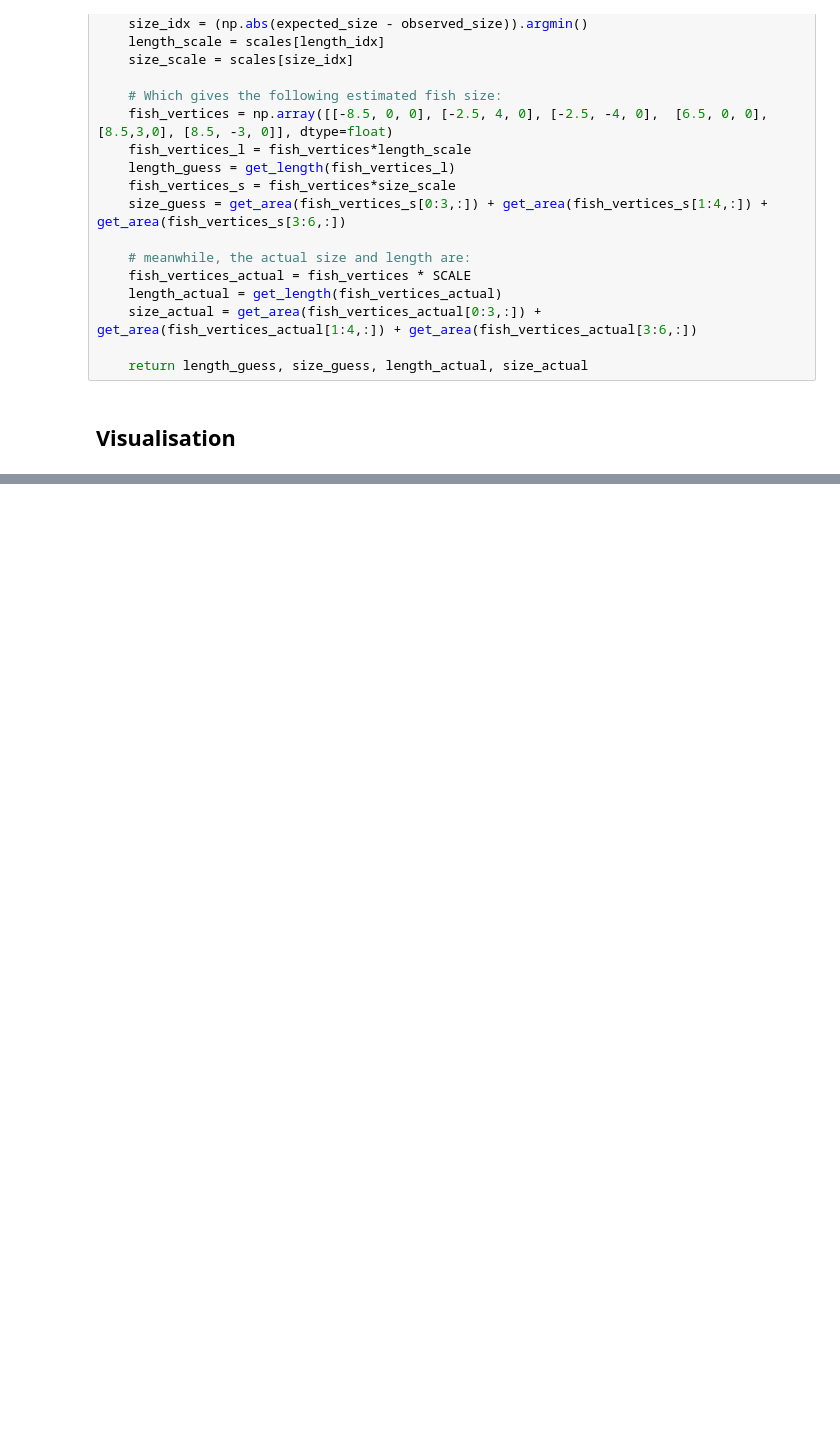
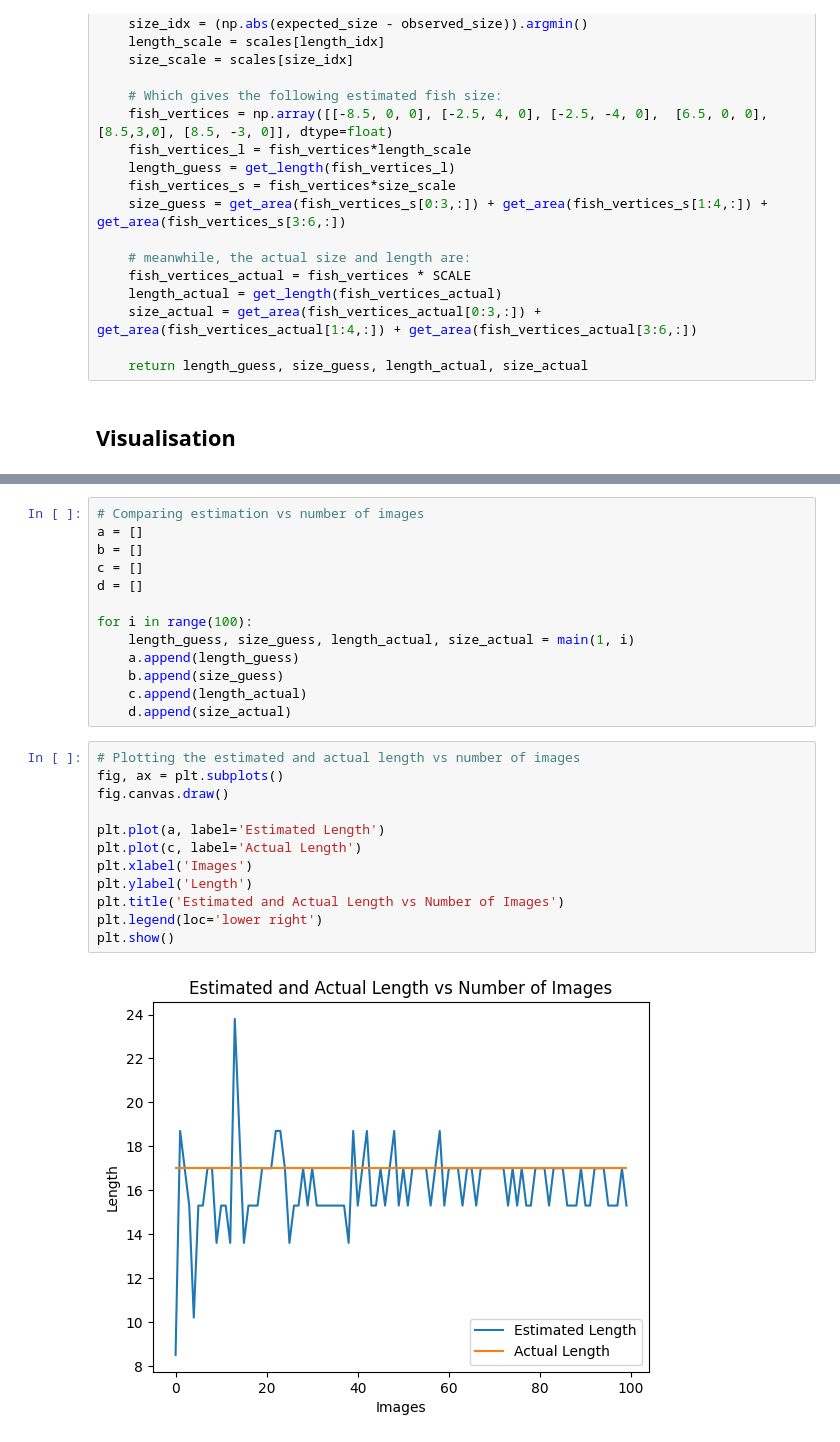
Before and after one commit to HonAnson/fish_cv_algorithm, a Jupyter notebook: analysis.ipynb, the cells around one changed output, grey strips where cells are left out. Cells and saved outputs as stored; diff of their text form; blank space fills up the shorter version.

```diff
--- a/analysis.ipynb
+++ b/analysis.ipynb
@@ -277,0 +277,27 @@ plt.show()
+# %%
+# Comparing estimation vs number of images
+a = []
+b = []
+c = []
+d = []
+
+for i in range(100):
+    length_guess, size_guess, length_actual, size_actual = main(1, i)
+    a.append(length_guess)
+    b.append(size_guess)
+    c.append(length_actual)
+    d.append(size_actual)
+# %%
+# Plotting the estimated and actual length vs number of images
+fig, ax = plt.subplots()
+fig.canvas.draw()
+
+plt.plot(a, label='Estimated Length')
+plt.plot(c, label='Actual Length')
+plt.xlabel('Images')
+plt.ylabel('Length')
+plt.title('Estimated and Actual Length vs Number of Images')
+plt.legend(loc='lower right')
+plt.show()
+# %% [output]
+[figure, added]
```
Also changed, not shown: parts of 4 cells of this notebook, 7 other files.
